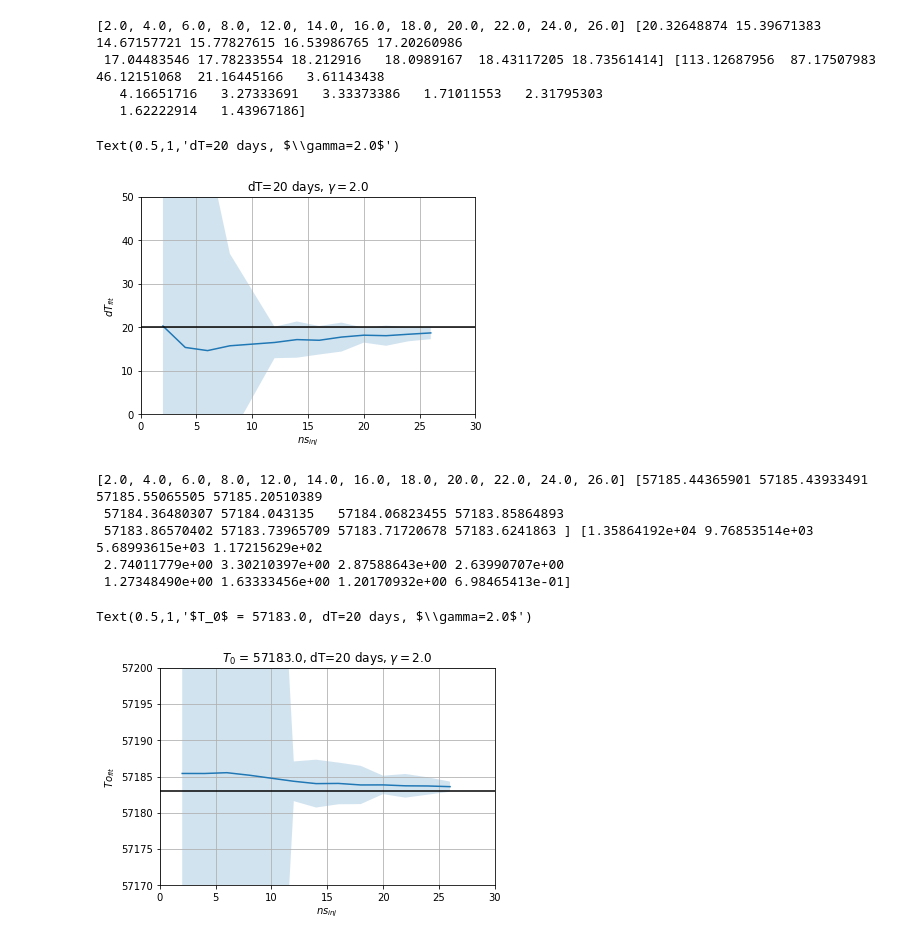
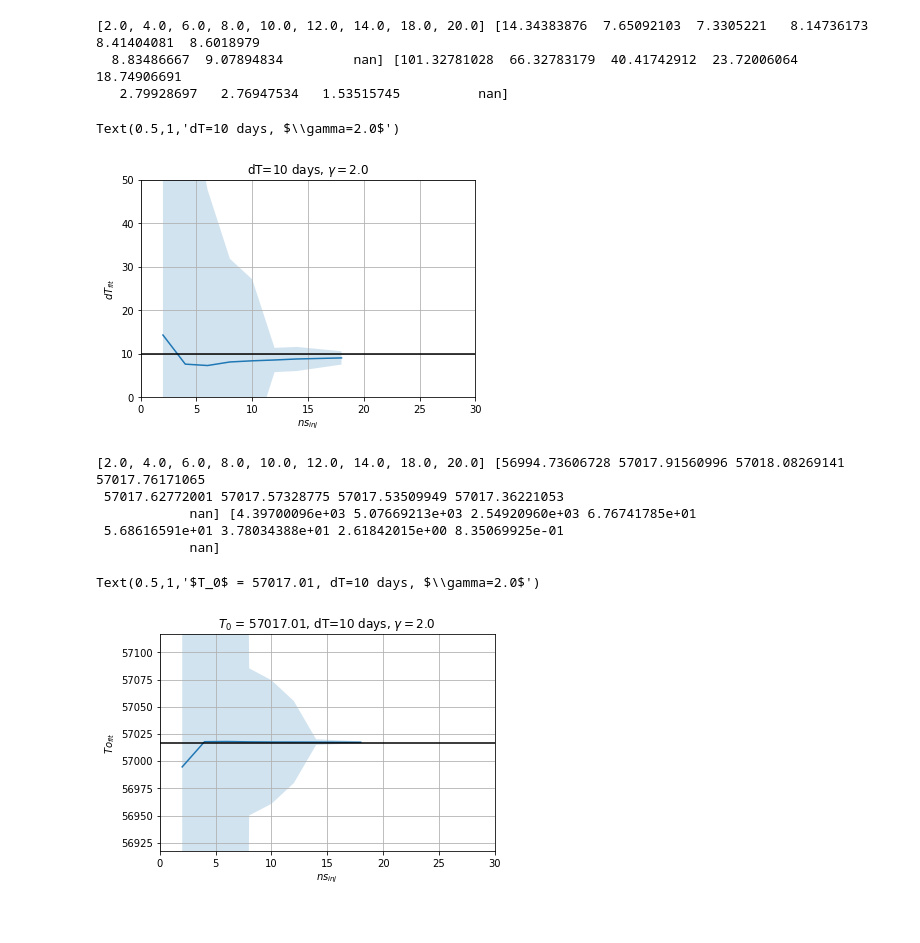
Before and after one commit to williamluszczak/TXS_NTv5, a Jupyter notebook: Notebooks/FitBias.ipynb, the cells around one changed output. Saved outputs shown, nothing was run; the diff lists cells and outputs as text; code cells hidden in the pictures.

```diff
--- a/Notebooks/FitBias.ipynb
+++ b/Notebooks/FitBias.ipynb
@@ -47,9 +145,11 @@ gam_upper = []
 gam_lower = []
 nss = np.arange(5.0,100.0,5.0)
 for ns in nss:
-    flist = glob.glob('/data/user/wluszczak/KDE_csky/tint/ns/NGC1068/tint_%s_%s_*.npy'%(ns, gamma))
-    data = np.load(flist[0])
-    tdata = np.transpose(data)
+    flist = glob.glob('tint_fitbias_%s_%s*.npy'%(ns, gamma))
+    data = np.load(flist[0], allow_pickle=True)
+    trialfits = [f[50579430] for f in data]
+    trialfits = np.array(trialfits)
+    tdata = np.transpose(trialfits)
     ts = tdata[0]
     ns_fit = tdata[1]
     gamma_fit = tdata[2]
@@ -72,9 +172,11 @@ gam_upper = []
 gam_lower = []
 nss = np.arange(5.0,100.0,5.0)
 for ns in nss:
-    flist = glob.glob('/data/user/wluszczak/KDE_csky/tint/ns/NGC1068/tint_%s_%s_*.npy'%(ns, gamma))
-    data = np.load(flist[0])
-    tdata = np.transpose(data)
+    flist = glob.glob('tint_fitbias_%s_%s*.npy'%(ns, gamma))
+    data = np.load(flist[0], allow_pickle=True)
+    trialfits = [f[50579430] for f in data]
+    trialfits = np.array(trialfits)
+    tdata = np.transpose(trialfits)
     ts = tdata[0]
     ns_fit = tdata[1]
     gamma_fit = tdata[2]
@@ -105,9 +207,9 @@ import glob
 ns_fit = []
 ns_inj = []
 ns_err = []
-for ns in np.arange(2.0, 30.0, 2.0):
+for ns in np.arange(2.0, 20.0, 2.0):
     try:
-        f = glob.glob('/data/user/wluszczak/KDE_csky/tdep/sig/sig_recovery/test_flares_%s_2.0_57193.0_10.0_*.npy'%(ns))
+        f = glob.glob('/data/user/wluszczak/KDE_csky/reproducibility/ntv5/ntv5_sigtrials_%s_ns.npy'%(ns))
         data = np.load(f[0], allow_pickle=True)
         all_ns = []
         for d in data:
@@ -127,8 +229,8 @@ plt.plot(ns_inj, ns_fit)
 plt.fill_between(ns_inj, ns_fit-ns_err, ns_fit+ns_err, alpha=0.2)
 
 plt.plot([0,100], [0,100], 'k-')
-plt.xlim(0,30)
-plt.ylim(0,30)
+plt.xlim(0,20)
+plt.ylim(0,20)
 plt.grid()
 plt.xlabel('$ns_{inj}$')
 plt.ylabel('$ns_{fit}$')
@@ -147,7 +249,7 @@ ns_inj = []
 ns_err = []
 for ns in np.arange(2.0, 30.0, 2.0):
     try:
-        f = glob.glob('/data/user/wluszczak/KDE_csky/tdep/sig/sig_recovery/test_flares_%s_2.0_57193.0_10.0_*.npy'%(ns))
+        f = glob.glob('/data/user/wluszczak/KDE_csky/reproducibility/ntv5/ntv5_sigtrials_%s_ns.npy'%(ns))
         data = np.load(f[0], allow_pickle=True)
         all_ns = []
         for d in data:
@@ -166,8 +268,8 @@ print(ns_inj, ns_fit)
 plt.plot(ns_inj, ns_fit)
 plt.fill_between(ns_inj, ns_fit-ns_err, ns_fit+ns_err, alpha=0.2)
 
-plt.plot([0,30],[2,2], 'k-')
-plt.xlim(0,30)
+plt.plot([0,20],[2,2], 'k-')
+plt.xlim(0,20)
 plt.ylim(0,5)
 plt.grid()
 plt.xlabel('$ns_{inj}$')
@@ -187,7 +289,7 @@ ns_inj = []
 ns_err = []
 for ns in np.arange(2.0, 30.0, 2.0):
     try:
-        f = glob.glob('/data/user/wluszczak/KDE_csky/tdep/sig/sig_recovery/test_flares_%s_2.0_57193.0_10.0_*.npy'%(ns))
+        f = glob.glob('/data/user/wluszczak/KDE_csky/reproducibility/ntv5/ntv5_sigtrials_%s_ns.npy'%(ns))
         data = np.load(f[0], allow_pickle=True)
         all_ns = []
         for d in data:
@@ -207,7 +309,7 @@ print(ns_inj, ns_fit, ns_err)
 plt.plot(ns_inj, ns_fit)
 plt.fill_between(ns_inj, ns_fit-ns_err, ns_fit+ns_err, alpha=0.2)
 
-plt.plot([0,30], [20,20], 'k-')
+plt.plot([0,30], [10,10], 'k-')
 plt.xlim(0,30)
 plt.ylim(0,50)
 
@@ -215,14 +317,13 @@ plt.grid()
 plt.xlabel('$ns_{inj}$')
 plt.ylabel('$dT_{fit}$')
 
-plt.title('dT=20 days, $\gamma=2.0$')
+plt.title('dT=10 days, $\gamma=2.0$')
 # %% [output]
-[2.0, 4.0, 6.0, 8.0, 12.0, 14.0, 16.0, 18.0, 20.0, 22.0, 24.0, 26.0] [20.32648874 15.39671383 14.67157721 15.77827615 16.53986765 17.20260986
- 17.04483546 17.78233554 18.212916   18.0989167  18.43117205 18.73561414] [113.12687956  87.17507983  46.12151068  21.16445166   3.61143438
-   4.16651716   3.27333691   3.33373386   1.71011553   2.31795303
-   1.62222914   1.43967186]
+[2.0, 4.0, 6.0, 8.0, 10.0, 12.0, 14.0, 18.0, 20.0] [14.34383876  7.65092103  7.3305221   8.14736173  8.41404081  8.6018979
+  8.83486667  9.07894834         nan] [101.32781028  66.32783179  40.41742912  23.72006064  18.74906691
+   2.79928697   2.76947534   1.53515745          nan]
-Text(0.5,1,'dT=20 days, $\\gamma=2.0$')
+Text(0.5,1,'dT=10 days, $\\gamma=2.0$')
-[figure, old version]
+[figure, new version]
 # %%
 import glob
 
@@ -231,41 +332,41 @@ ns_inj = []
 ns_err = []
 for ns in np.arange(2.0, 30.0, 2.0):
     try:
-        f = glob.glob('/data/user/wluszczak/KDE_csky/tdep/sig/sig_recovery/test_flares_%s_2.0_57193.0_10.0_*.npy'%(ns))
+        f = glob.glob('/data/user/wluszczak/KDE_csky/reproducibility/ntv5/ntv5_sigtrials_%s_ns.npy'%(ns))
         data = np.load(f[0], allow_pickle=True)
         all_ns = []
         for d in data:
             all_ns.append(d['tstart'][0])
         med_ns = np.median(all_ns)
         ns_fit.append(med_ns)
         ns_inj.append(ns)
         ns_err.append(np.std(all_ns))
 
 
     except IndexError:
         pass
 
 ns_fit = np.array(ns_fit)
 ns_err = np.array(ns_err)
 print(ns_inj, ns_fit, ns_err)
 plt.plot(ns_inj, ns_fit)
 plt.fill_between(ns_inj, ns_fit-ns_err, ns_fit+ns_err, alpha=0.2)
 
 #plt.plot([0,30], [20,20], 'k-')
-plt.axhline(57193.0-10., color='k')
+plt.axhline(57017.01, color='k')
 plt.xlim(0,30)
-plt.ylim(57170,57200)
+plt.ylim(57017.01-100,57017.01+100)
 
 plt.grid()
 plt.xlabel('$ns_{inj}$')
 plt.ylabel('$To_{fit}$')
 
-plt.title('$T_0$ = 57183.0, dT=20 days, $\gamma=2.0$')
+plt.title('$T_0$ = 57017.01, dT=10 days, $\gamma=2.0$')
 # %% [output]
-[2.0, 4.0, 6.0, 8.0, 12.0, 14.0, 16.0, 18.0, 20.0, 22.0, 24.0, 26.0] [57185.44365901 57185.43933491 57185.55065505 57185.20510389
- 57184.36480307 57184.043135   57184.06823455 57183.85864893
- 57183.86570402 57183.73965709 57183.71720678 57183.6241863 ] [1.35864192e+04 9.76853514e+03 5.68993615e+03 1.17215629e+02
- 2.74011779e+00 3.30210397e+00 2.87588643e+00 2.63990707e+00
- 1.27348490e+00 1.63333456e+00 1.20170932e+00 6.98465413e-01]
+[2.0, 4.0, 6.0, 8.0, 10.0, 12.0, 14.0, 18.0, 20.0] [56994.73606728 57017.91560996 57018.08269141 57017.76171065
+ 57017.62772001 57017.57328775 57017.53509949 57017.36221053
+            nan] [4.39700096e+03 5.07669213e+03 2.54920960e+03 6.76741785e+01
+ 5.68616591e+01 3.78034388e+01 2.61842015e+00 8.35069925e-01
+            nan]
-Text(0.5,1,'$T_0$ = 57183.0, dT=20 days, $\\gamma=2.0$')
+Text(0.5,1,'$T_0$ = 57017.01, dT=10 days, $\\gamma=2.0$')
-[figure, old version]
+[figure, new version]
```
Also changed, not shown: parts of 6 cells of this notebook, 13 other files.
